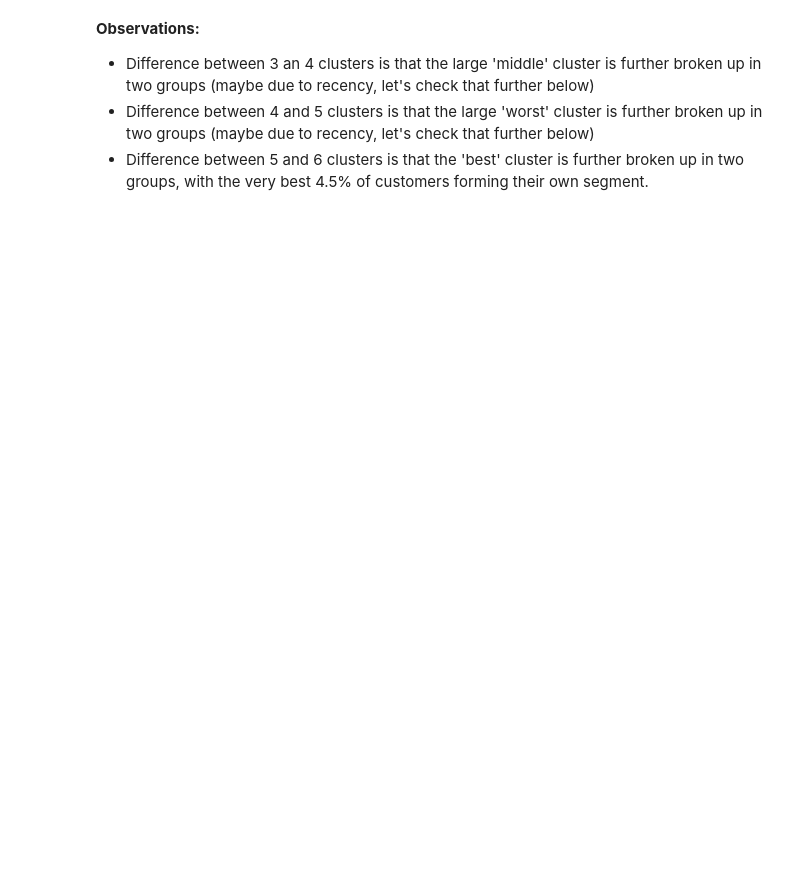
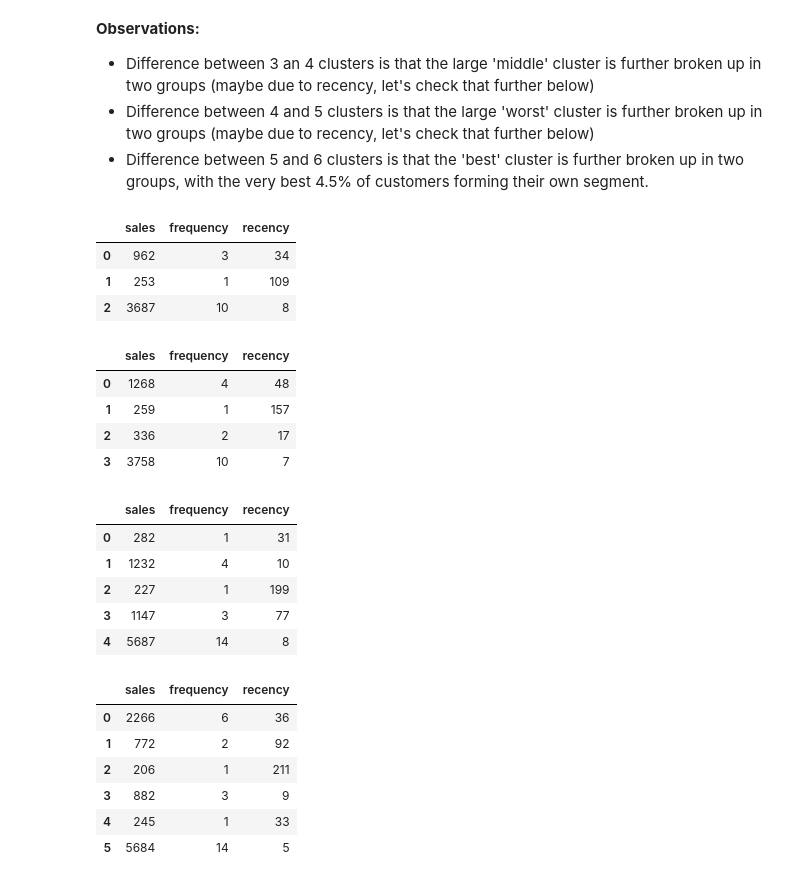
Before and after one commit to rbuerki/projects-ml, a Jupyter notebook: customer_segmentation_RFM_method/2-RFM_segmentation_with_k-means.ipynb, the cells around one changed output. Saved outputs shown, nothing was run; the diff lists cells and outputs as text; code cells hidden in the pictures; blank space fills up the shorter version.

```diff
--- a/customer_segmentation_RFM_method/2-RFM_segmentation_with_k-means.ipynb
+++ b/customer_segmentation_RFM_method/2-RFM_segmentation_with_k-means.ipynb
@@ -254,3 +266,40 @@ Name: K_Cluster, dtype: float64
 - Difference between 3 an 4 clusters is that the large 'middle' cluster is further broken up in two groups (maybe due to recency, let's check that further below)
 - Difference between 4 and 5 clusters is that the large 'worst' cluster is further broken up in two groups (maybe due to recency, let's check that further below)
 - Difference between 5 and 6 clusters is that the 'best' cluster is further broken up in two groups, with the very best 4.5% of customers forming their own segment.
+# %%
+# Display cluster centers - one alternative
+
+for nc in cluster_range:
+    kmeans = KMeans(n_clusters=nc)
+    kmeans.fit(rfm_log_scaled)
+
+    # Reconstruct true centers
+    centers = kmeans.cluster_centers_
+    log_centers = scaler.inverse_transform(centers)
+    true_centers = np.round(np.exp(log_centers), 0)
+
+    display(pd.DataFrame(true_centers,
+                         columns=rfm_data.columns[:3]).astype(int))
+# %% [output]
+|  | sales | frequency | recency |
+| 0 | 962 | 3 | 34 |
+| 1 | 253 | 1 | 109 |
+| 2 | 3687 | 10 | 8 |
+|  | sales | frequency | recency |
+| 0 | 1268 | 4 | 48 |
+| 1 | 259 | 1 | 157 |
+| 2 | 336 | 2 | 17 |
+| 3 | 3758 | 10 | 7 |
+|  | sales | frequency | recency |
+| 0 | 282 | 1 | 31 |
+| 1 | 1232 | 4 | 10 |
+| 2 | 227 | 1 | 199 |
+| 3 | 1147 | 3 | 77 |
+| 4 | 5687 | 14 | 8 |
+|  | sales | frequency | recency |
+| 0 | 2266 | 6 | 36 |
+| 1 | 772 | 2 | 92 |
+| 2 | 206 | 1 | 211 |
+| 3 | 882 | 3 | 9 |
+| 4 | 245 | 1 | 33 |
+| 5 | 5684 | 14 | 5 |
```
Also changed, not shown: parts of 15 cells of this notebook, 1 other file.
